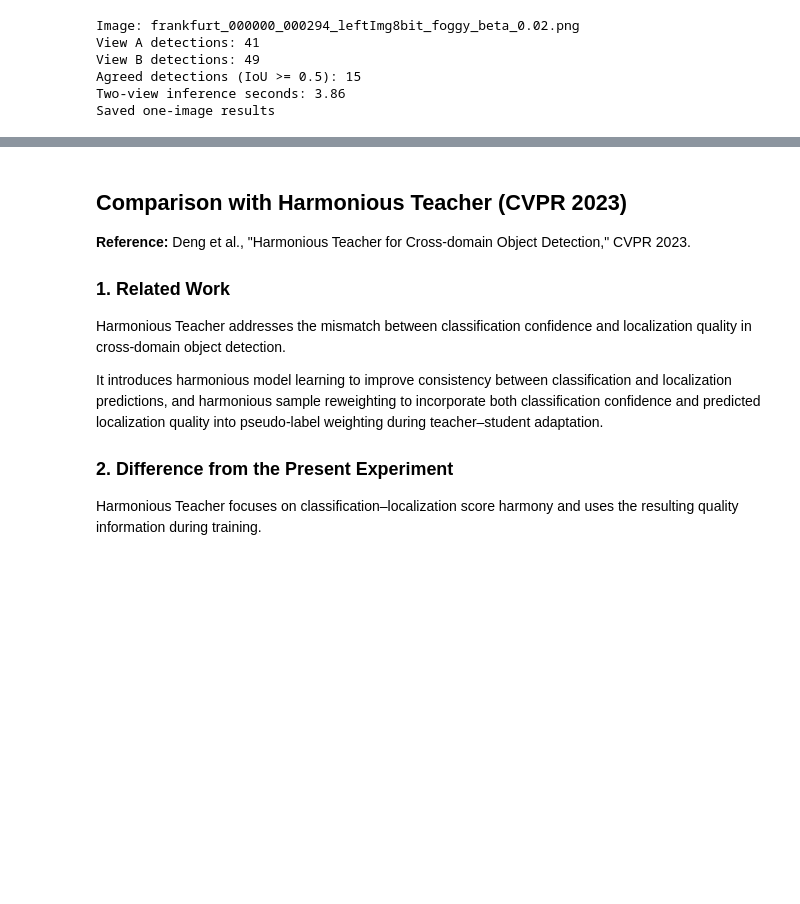
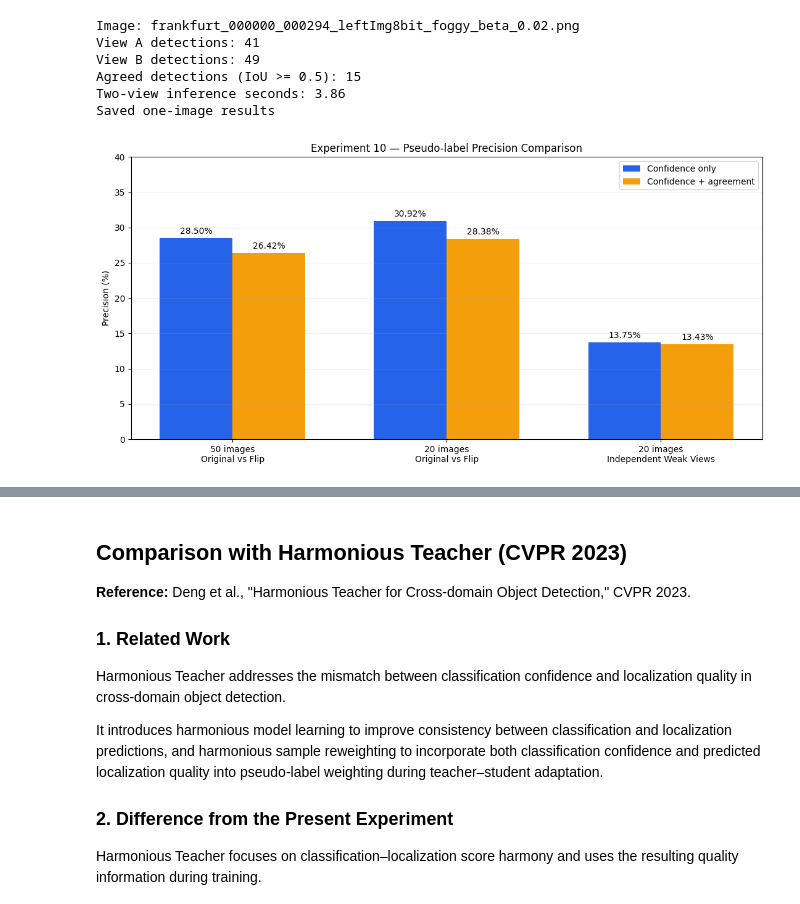
Before and after one commit to mmeraj1/domain-adaptation-object-detection, a Jupyter notebook: Adaptive_teacher_Experiment/Frozen_Teacher_Weak_Augmentation_Agreement.ipynb, the cells around one changed output, grey strips where cells are left out. Saved outputs shown, nothing was run; the diff lists cells and outputs as text; code cells hidden in the pictures; blank space fills up the shorter version.

Commit message:
Update Adaptive Teacher evaluation notebook

```diff
--- a/Adaptive_teacher_Experiment/Frozen_Teacher_Weak_Augmentation_Agreement.ipynb
+++ b/Adaptive_teacher_Experiment/Frozen_Teacher_Weak_Augmentation_Agreement.ipynb
@@ -211,3 +209,89 @@ View B detections: 49
 Agreed detections (IoU >= 0.5): 15
 Two-view inference seconds: 3.86
 Saved one-image results
+# %%
+
+import numpy as np
+import matplotlib.pyplot as plt
+from pathlib import Path
+
+# Experiment 10: previously evaluated results
+experiments = [
+    "50 images\nOriginal vs Flip",
+    "20 images\nOriginal vs Flip",
+    "20 images\nIndependent Weak Views",
+]
+
+confidence_precision = [28.50, 30.92, 13.75]
+agreement_precision = [26.42, 28.38, 13.43]
+
+# Chart 1: Precision comparison
+x = np.arange(len(experiments))
+width = 0.34
+
+fig, ax = plt.subplots(figsize=(11, 5.5))
+bars1 = ax.bar(x - width/2, confidence_precision, width,
+               label="Confidence only", color="#2563EB")
+bars2 = ax.bar(x + width/2, agreement_precision, width,
+               label="Confidence + agreement", color="#F59E0B")
+
+ax.bar_label(bars1, fmt="%.2f%%", padding=3)
+ax.bar_label(bars2, fmt="%.2f%%", padding=3)
+ax.set_xticks(x)
+ax.set_xticklabels(experiments)
+ax.set_ylabel("Precision (%)")
+ax.set_title("Experiment 10 — Pseudo-label Precision Comparison")
+ax.set_ylim(0, 40)
+ax.legend()
+ax.grid(axis="y", alpha=0.2)
+fig.tight_layout()
+plt.show()
+
+# Chart 2: Precision, Recall, F1 — 50-image experiment
+metrics = ["Precision", "Recall", "F1"]
+confidence = [28.50, 51.40, 36.67]
+agreement = [26.42, 47.66, 34.00]
+
+x = np.arange(len(metrics))
+
+fig, ax = plt.subplots(figsize=(9, 5))
+bars1 = ax.bar(x - width/2, confidence, width,
+               label="Confidence only", color="#2563EB")
+bars2 = ax.bar(x + width/2, agreement, width,
+               label="Confidence + agreement", color="#F59E0B")
+
+ax.bar_label(bars1, fmt="%.2f%%", padding=3)
+ax.bar_label(bars2, fmt="%.2f%%", padding=3)
+ax.set_xticks(x)
+ax.set_xticklabels(metrics)
+ax.set_ylabel("Percentage (%)")
+ax.set_title("50-Image Strong-Fog Experiment — Evaluation Metrics")
+ax.set_ylim(0, 65)
+ax.legend()
+ax.grid(axis="y", alpha=0.2)
+fig.tight_layout()
+plt.show()
+
+# Chart 3: Independent weak-view agreement
+total_candidates = 1408
+agreed_candidates = 1328
+not_agreed = total_candidates - agreed_candidates
+
+fig, ax = plt.subplots(figsize=(7, 5))
+bars = ax.bar(
+    ["Agreed", "Not agreed"],
+    [agreed_candidates, not_agreed],
+    color=["#2563EB", "#F59E0B"]
+)
+
+ax.bar_label(bars, padding=3)
+ax.set_ylabel("Number of candidate boxes")
+ax.set_title("Independent Weak Views — Cross-View Agreement")
+ax.set_ylim(0, 1500)
+ax.grid(axis="y", alpha=0.2)
+fig.tight_layout()
+plt.show()
+
+print("All three Experiment 10 charts generated successfully.")
+# %% [output]
+[figure, added]
```
Also changed, not shown: parts of 2 cells of this notebook, 1 other file.
